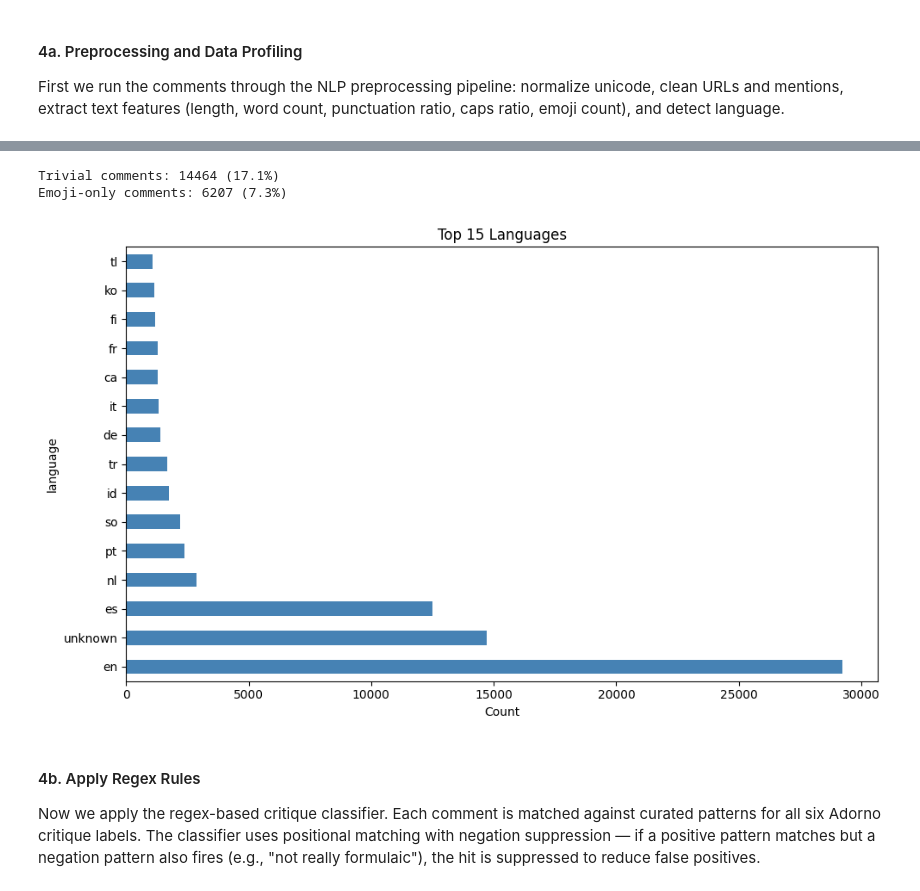
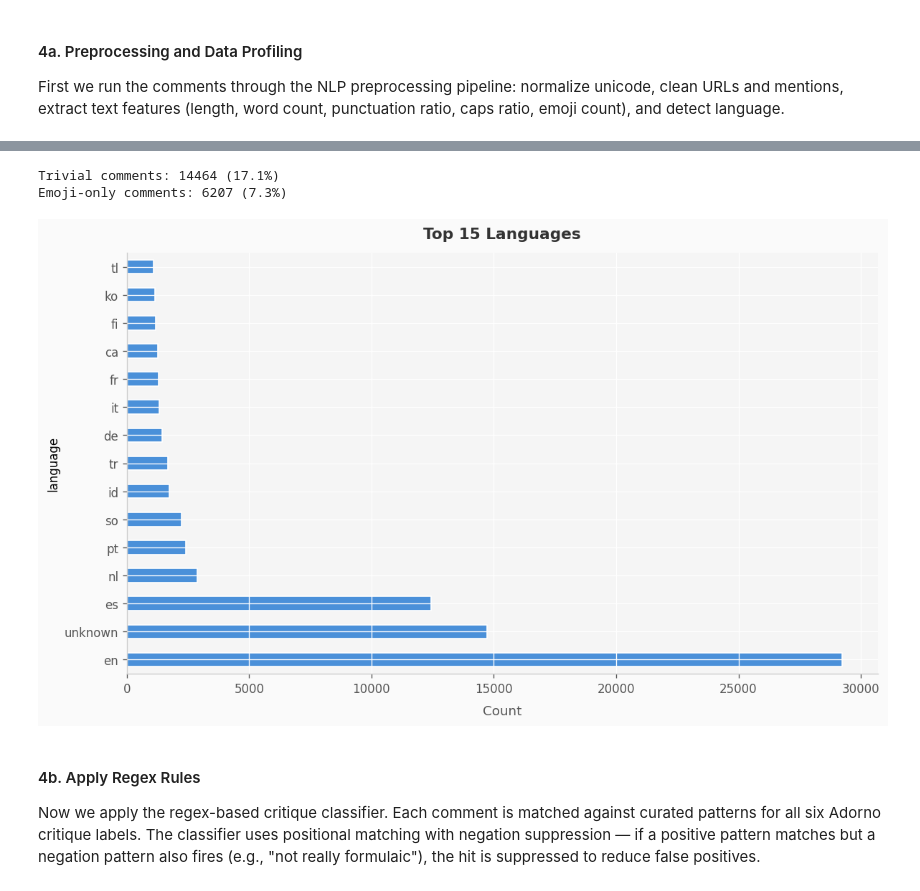
Before and after one commit to LuizFelipeBarbosa/testing-adorno, a Jupyter notebook: testing-adorno.ipynb, the cells around one changed output, grey strips where cells are left out. Saved outputs shown, nothing was run; the diff lists cells and outputs as text; code cells hidden in the pictures.

```diff
--- a/testing-adorno.ipynb
+++ b/testing-adorno.ipynb
@@ -73,9 +188,8 @@ with open(OUTPUT_FILE, 'w', encoding='utf-8') as f:
 
 print(f"Saved to {OUTPUT_FILE}\n")
 # %%
-import json
 # Load comments from JSON
-with open('comments_merged.json', 'r', encoding='utf-8') as f:
+with open('data/comments_merged.json', 'r', encoding='utf-8') as f:
     data = json.load(f)
 
 df_comments = pd.DataFrame(data)
@@ -181,7 +304,7 @@ plt.show()
 
 If we look at the longest comments sorted by likes per song, we can see several things. Many of these fall into categories of **catharsis** and **glamor** — people admiring the artists and appreciating their work. They contain song lyrics, translations of song lyrics, motivational comments, religious texts, stories about deceased ones, and copypasta (generic spam that is part of artist culture).
 # %%
-with open('top_comments_by_song.md', 'w', encoding='utf-8') as f:
+with open('reports/top_comments_by_song.md', 'w', encoding='utf-8') as f:
     f.write('# Top 25 Longest Comments by Song\n\n')
 
     print(f"Total comments loaded: {len(df_comments)}")
@@ -192,16 +315,16 @@ with open('top_comments_by_song.md', 'w', encoding='utf-8') as f:
         song_df = df_comments[df_comments['song_title'] == song].nlargest(25, 'text_length')
         artists = song_df['artists'].iloc[0]
 
-        f.write(f'## 🎵 {song}\n')
+        f.write(f'## \U0001f3b5 {song}\n')
         f.write(f'**Artists:** {artists}\n\n')
 
         for i, (_, row) in enumerate(song_df.iterrows(), 1):
             f.write(f'### {i}. {row["author"]} ({row["text_length"]} chars)\n\n')
             f.write(f'> {row["text"]}\n\n')
-            f.write(f'👍 {row["votes"]} · {row["time"]}\n\n')
+            f.write(f'\U0001f44d {row["votes"]} \u00b7 {row["time"]}\n\n')
             f.write('---\n\n')
 
-print('Saved to top_comments_by_song.md')
+print('Saved to reports/top_comments_by_song.md')
 # %% [output]
 Total comments loaded: 84816
 Unique songs: 15
@@ -222,23 +345,23 @@ print(f"Unique songs: {df_comments['song_title'].nunique()}")
 print()
 
 # Generate the markdown report
-with open('top_replies_by_song.md', 'w', encoding='utf-8') as f:
+with open('reports/top_replies_by_song.md', 'w', encoding='utf-8') as f:
     f.write('# Top 25 Most Replied Comments by Song\n\n')
 
     for song in df_comments['song_title'].unique():
         song_df = df_comments[df_comments['song_title'] == song].nlargest(25, 'replies_count')
         artists = song_df['artists'].iloc[0]
 
-        f.write(f'## 🎵 {song}\n')
+        f.write(f'## \U0001f3b5 {song}\n')
         f.write(f'**Artists:** {artists}\n\n')
 
         for i, (_, row) in enumerate(song_df.iterrows(), 1):
             f.write(f'### {i}. {row["author"]} ({row["replies_count"]} replies)\n\n')
             f.write(f'> {row["text"]}\n\n')
-            f.write(f'👍 {row["votes"]} · {row["time"]}\n\n')
+            f.write(f'\U0001f44d {row["votes"]} \u00b7 {row["time"]}\n\n')
             f.write('---\n\n')
 
-print('Saved to top_replies_by_song.md')
+print('Saved to reports/top_replies_by_song.md')
 # %% [output]
 Total comments loaded: 84816
 Unique songs: 15
@@ -270,8 +475,9 @@ from nlp_pipeline.data_ingest import ingest, profile_data
 from nlp_pipeline.preprocess import preprocess_dataframe
 from nlp_pipeline.rule_miner import RuleMiner
 
-DATA_PATH = 'comments_merged.json'
+DATA_PATH = 'data/comments_merged.json'
 
+# Ingest
 df = ingest(DATA_PATH)
 profile = df.attrs.get('profile', profile_data(df))
 print(f"Loaded {len(df)} comments")
@@ -279,4 +485,13 @@ print(f"\nProfile summary:")
 for k, v in profile.items():
     if not isinstance(v, dict):
         print(f"  {k}: {v}")
+
+# Preprocess
+df = preprocess_dataframe(df)
+print(f"\nColumns after preprocessing: {list(df.columns)}")
+
+# Feature statistics
+feature_cols = ['text_length', 'word_count', 'punctuation_ratio', 'caps_ratio',
+                'emoji_count', 'exclamation_count', 'question_mark_count']
+display(df[feature_cols].describe().round(3))
 # %% [output]
@@ -327,21 +526,21 @@ df[feature_cols].describe().round(3)
 # %%
 if 'is_trivial' in df.columns:
     trivial_pct = df['is_trivial'].mean() * 100
     print(f"Trivial comments: {df['is_trivial'].sum()} ({trivial_pct:.1f}%)")
 if '_emoji_only' in df.columns:
     emoji_pct = df['_emoji_only'].mean() * 100
     print(f"Emoji-only comments: {df['_emoji_only'].sum()} ({emoji_pct:.1f}%)")
 
 lang_counts = df['language'].value_counts().head(15)
-lang_counts.plot(kind='barh', figsize=(10, 6), color='steelblue')
-plt.title('Top 15 Languages')
-plt.xlabel('Count')
+fig, ax = plt.subplots(figsize=(10, 6))
+lang_counts.plot(kind='barh', ax=ax, color='#4a90d9', edgecolor='white')
+style_axis(ax, 'Top 15 Languages', 'Count')
 plt.tight_layout()
 plt.show()
 # %% [output]
 Trivial comments: 14464 (17.1%)
 Emoji-only comments: 6207 (7.3%)
-[figure, old version]
+[figure, new version]
 # %% [markdown]
 #### 4b. Apply Regex Rules
 
```
Also changed, not shown: parts of 39 cells of this notebook, 1 other file.
